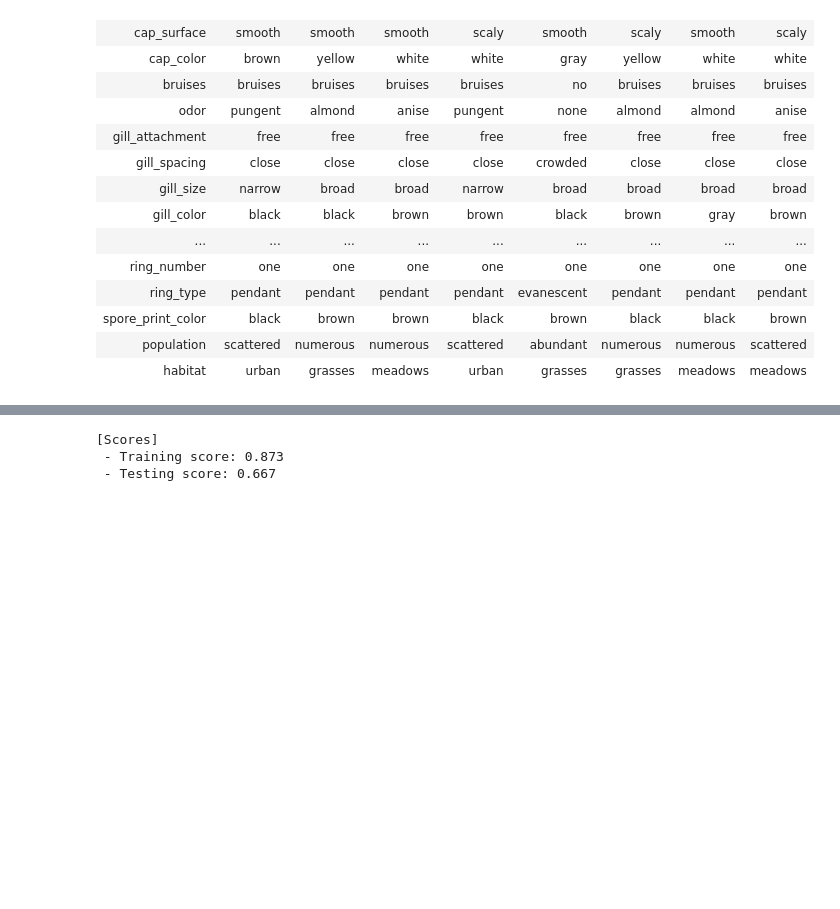
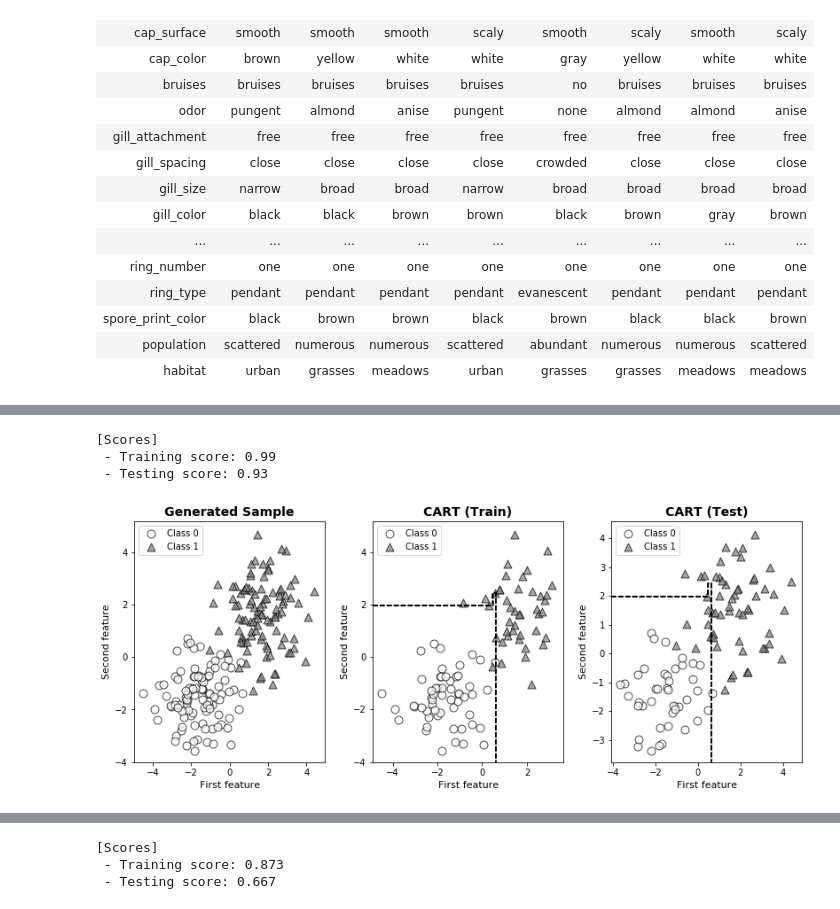
Before and after one commit to zoeyang1030/Statistical-Learning-Methods-python-replication, a Jupyter notebook: Chapter/Chapter-5-DecisionTree.ipynb, the cells around one changed output, grey strips where cells are left out. Saved outputs shown, nothing was run; the diff lists cells and outputs as text; code cells hidden in the pictures; blank space fills up the shorter version.

Commit message:
decision tree

```diff
--- a/Chapter/Chapter-5-DecisionTree.ipynb
+++ b/Chapter/Chapter-5-DecisionTree.ipynb
@@ -142,3 +149,32 @@ print('[Scores]\n - Training score: %s\n - Testing score: %s' \
+# %%
+X, y = gen_class(n=100, interval=1.6, label_type=1, random_seed=9)
+X_train, X_test, y_train, y_test = split_train_test(X, y, 0.5)
+
+dt = DecisionTree('CART', prune=False)
+dt.fit(X_train, y_train)
+
+fig = plt.figure(figsize=(13.5,5))
+fig.subplots_adjust(wspace=0.25)
+ax1 = fig.add_subplot(131)
+ax2 = fig.add_subplot(132)
+ax3 = fig.add_subplot(133)
+
+LinearClassifierPlot(ax=ax1, title='Generated Sample').scatter_plot(X, y)
+dt_tr = LinearClassifierPlot(ax=ax2, title='CART (Train)')
+dt_tr.scatter_plot(X_train, y_train)
+dt_tr.hyperplane_plot(dt)
+dt_te = LinearClassifierPlot(ax=ax3, title='CART (Test)')
+dt_te.scatter_plot(X_test, y_test)
+dt_te.hyperplane_plot(dt)
+
+print('[Scores]\n - Training score: %s\n - Testing score: %s' \
+      % (round(dt.score(X_train, y_train), 3),
+         round(dt.score(X_test, y_test), 3)))
+# %% [output]
+[Scores]
+ - Training score: 0.99
+ - Testing score: 0.93
+[figure, added]
 # %%
 X, y = gen_class(n=150, interval=0.6, label_type=1, random_seed=9)
 X_train, X_test, y_train, y_test = split_train_test(X, y, 0.5)
```
Also changed, not shown: parts of 3 cells of this notebook, 2 other files.
